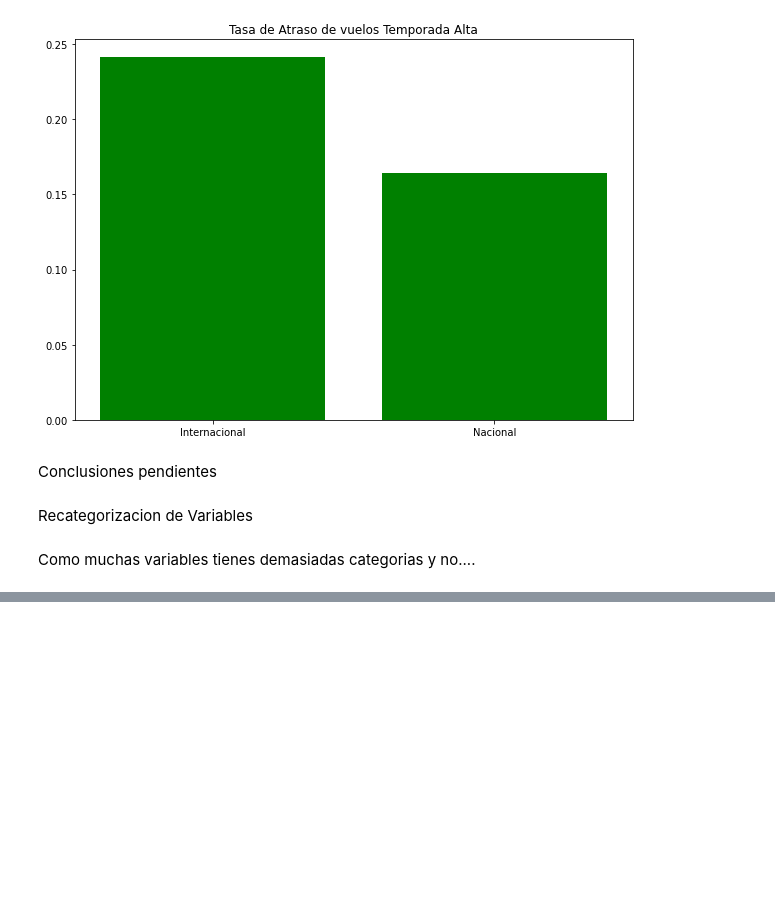
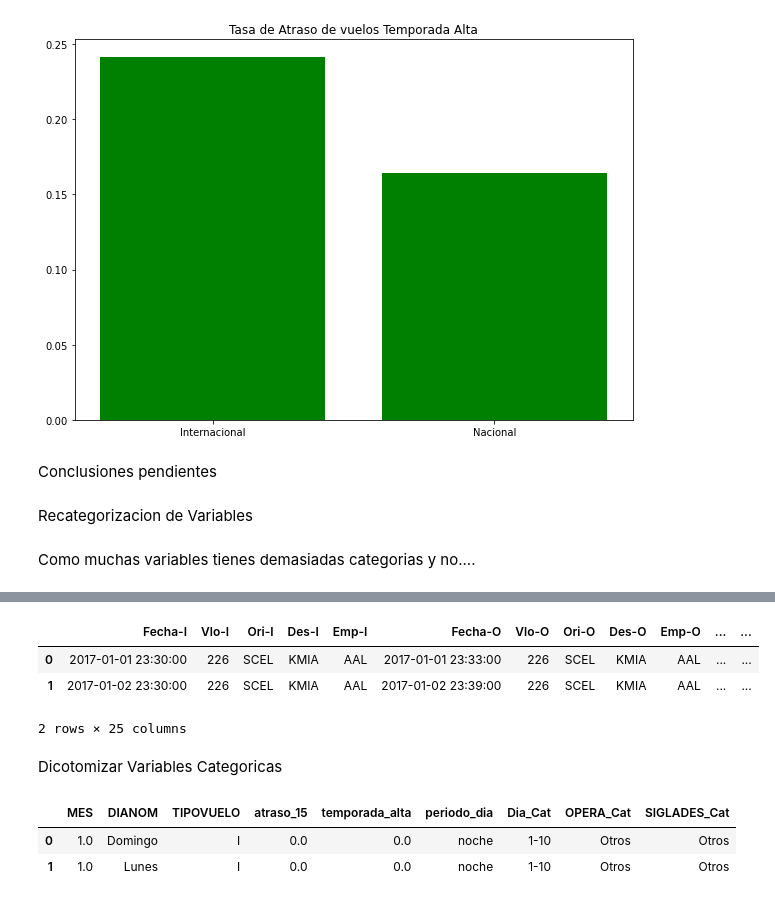
Before and after one commit to Danilo22m/Prueba-LATAM, a Jupyter notebook: solution.ipynb, the cells around one changed output, grey strips where cells are left out. Drawn from its saved outputs; the diff is of its cells as text; code cells hidden in the pictures; blank space fills up the shorter version.

```diff
--- a/solution.ipynb
+++ b/solution.ipynb
@@ -538,3 +538,24 @@ base["OPERA_Cat"] =  pd.Series(np.where((base['OPERA'] == "Grupo LATAM") ,"Grupo
                                np.where((base['OPERA'] == "Aerolineas Argentinas"),"Aerolineas Argentinas",
                                np.where((base['OPERA'] == "Copa Air"),"Copa Air",
                                np.where((base['OPERA'] == "Latin American Wings"),"Latin American Wings","Otros"))))))
+# %%
+
+
+base["SIGLADES_Cat"] =  pd.Series(np.where((base['SIGLADES'] == "Buenos Aires") ,"Buenos Aires",
+                               np.where((base['SIGLADES'] == "Antofagasta"),"Antofagasta",
+                               np.where((base['SIGLADES'] == "Limas"),"Lima",
+                               np.where((base['SIGLADES'] == "Calama"),"Calama",
+                               np.where((base['SIGLADES'] == "Puerto Montt"),"Puerto Montt",
+                               np.where((base['SIGLADES'] == "Concepcion"),"Concepcion",
+                               np.where((base['SIGLADES'] == "Iquique"),"Iquique",
+                               np.where((base['SIGLADES'] == "Sao Paulo"),"Sao Paulo",
+                               np.where((base['SIGLADES'] == "Temuco"),"Temuco","Otros"))))))))))
+# %%
+base.head(2)
+# %% [output]
+|  | Fecha-I | Vlo-I | Ori-I | Des-I | Emp-I | Fecha-O | Vlo-O | Ori-O | Des-O | Emp-O | ... | ... |
+| 0 | 2017-01-01 23:30:00 | 226 | SCEL | KMIA | AAL | 2017-01-01 23:33:00 | 226 | SCEL | KMIA | AAL | ... | ... |
+| 1 | 2017-01-02 23:30:00 | 226 | SCEL | KMIA | AAL | 2017-01-02 23:39:00 | 226 | SCEL | KMIA | AAL | ... | ... |
+2 rows × 25 columns
+# %% [markdown]
+Dicotomizar Variables Categoricas
@@ -540,0 +565,6 @@ base["OPERA_Cat"] =  pd.Series(np.where((base['OPERA'] == "Grupo LATAM") ,"Grupo
+# %%
+base_2.head(2)
+# %% [output]
+|  | MES | DIANOM | TIPOVUELO | atraso_15 | temporada_alta | periodo_dia | Dia_Cat | OPERA_Cat | SIGLADES_Cat |
+| 0 | 1.0 | Domingo | I | 0.0 | 0.0 | noche | 1-10 | Otros | Otros |
+| 1 | 1.0 | Lunes | I | 0.0 | 0.0 | noche | 1-10 | Otros | Otros |
```
Also changed, not shown: parts of 4 cells of this notebook.
